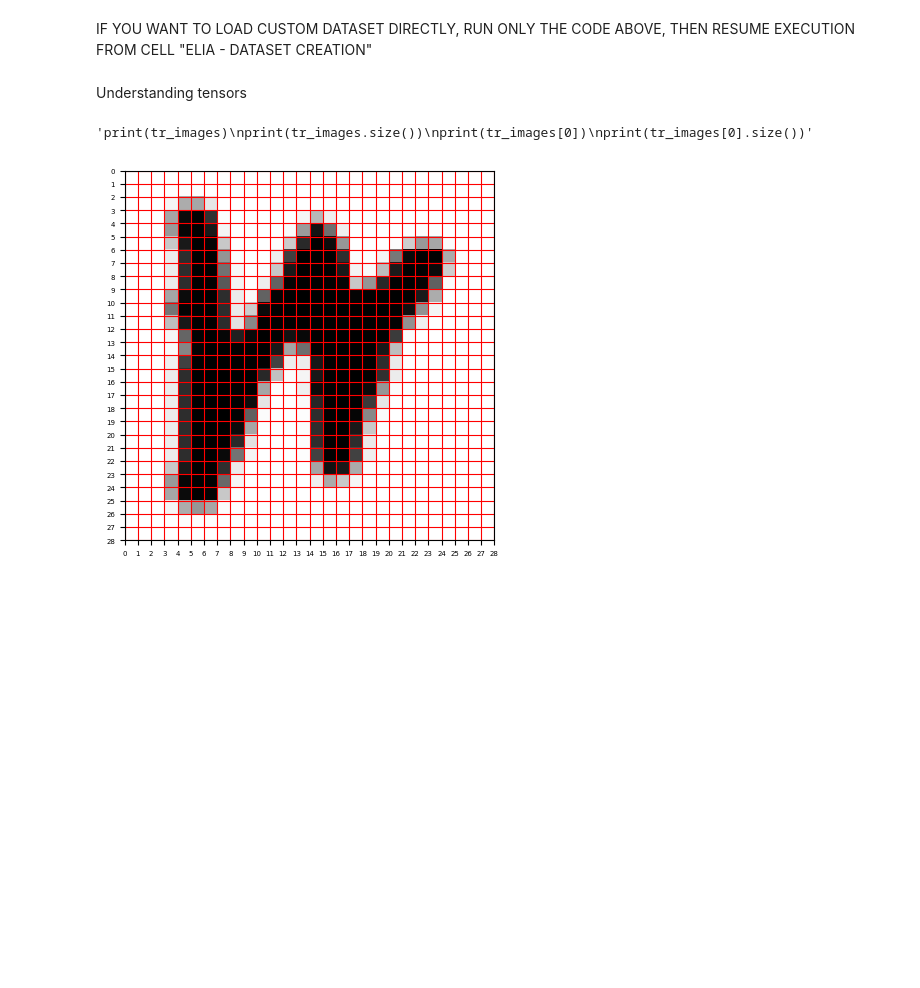
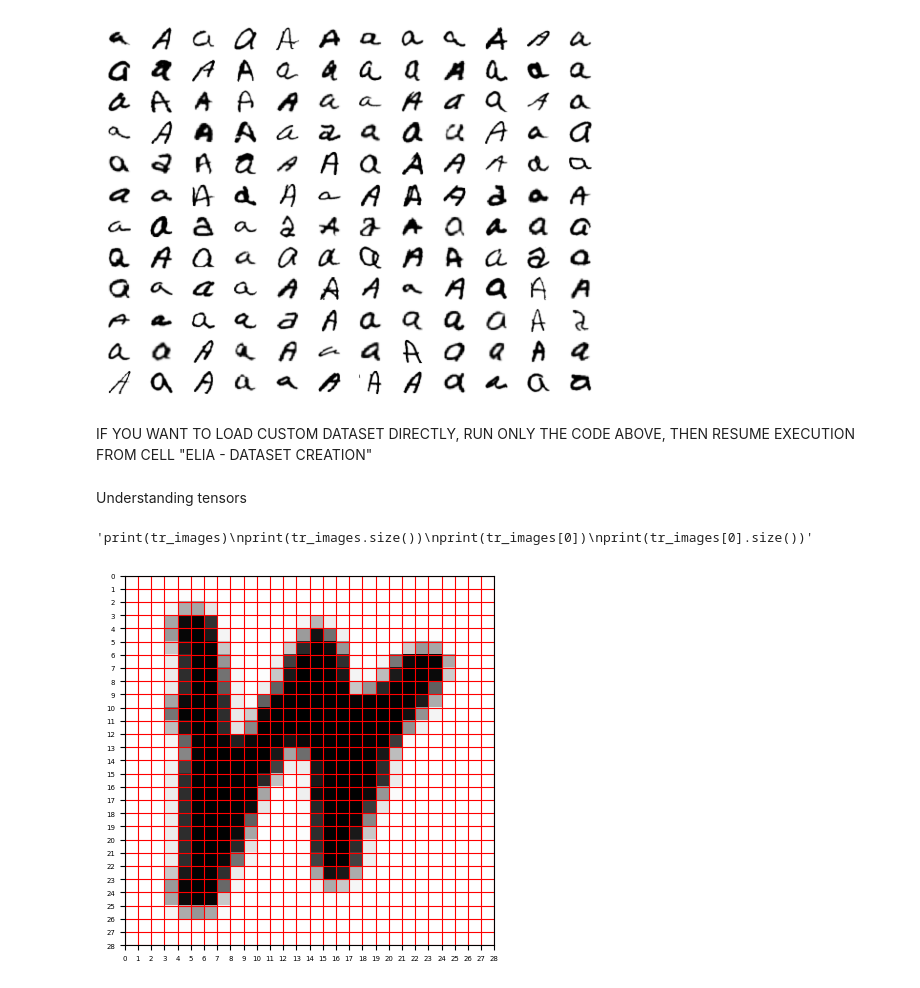
Before and after one commit to matteoturnu/ai-project, a Jupyter notebook: AI_project.ipynb, the cells around one changed output. Drawn from its saved outputs; the diff is of its cells as text; code cells hidden in the pictures; blank space fills up the shorter version.

```diff
--- a/AI_project.ipynb
+++ b/AI_project.ipynb
@@ -90,4 +104,8 @@ tensor([22,  6, 15,  ..., 12, 14, 18])
 [figure]
+# %%
+show_letters(test_images, 12)
+# %% [output]
+[figure, added]
 # %% [markdown]
 IF YOU WANT TO LOAD CUSTOM DATASET DIRECTLY, RUN ONLY THE CODE ABOVE, THEN RESUME EXECUTION FROM CELL "ELIA - DATASET CREATION"
 # %% [markdown]
```
Also changed, not shown: parts of 6 cells of this notebook.
